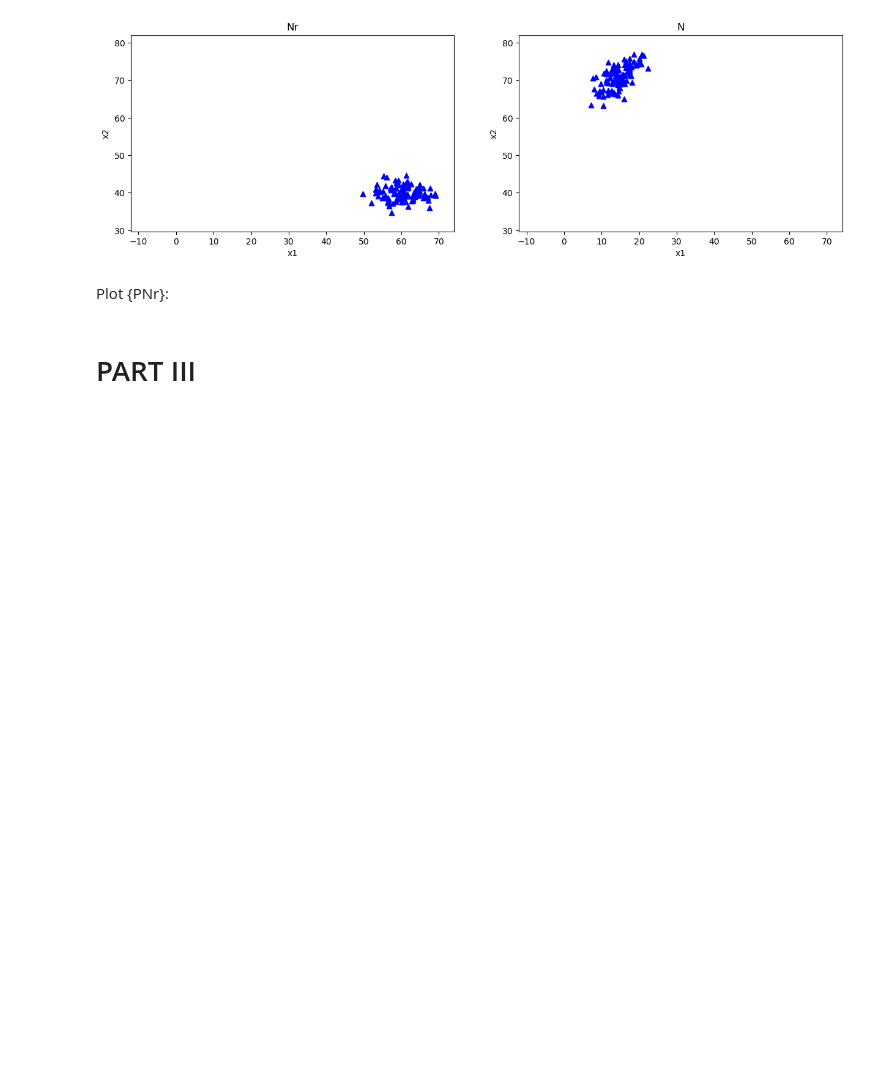
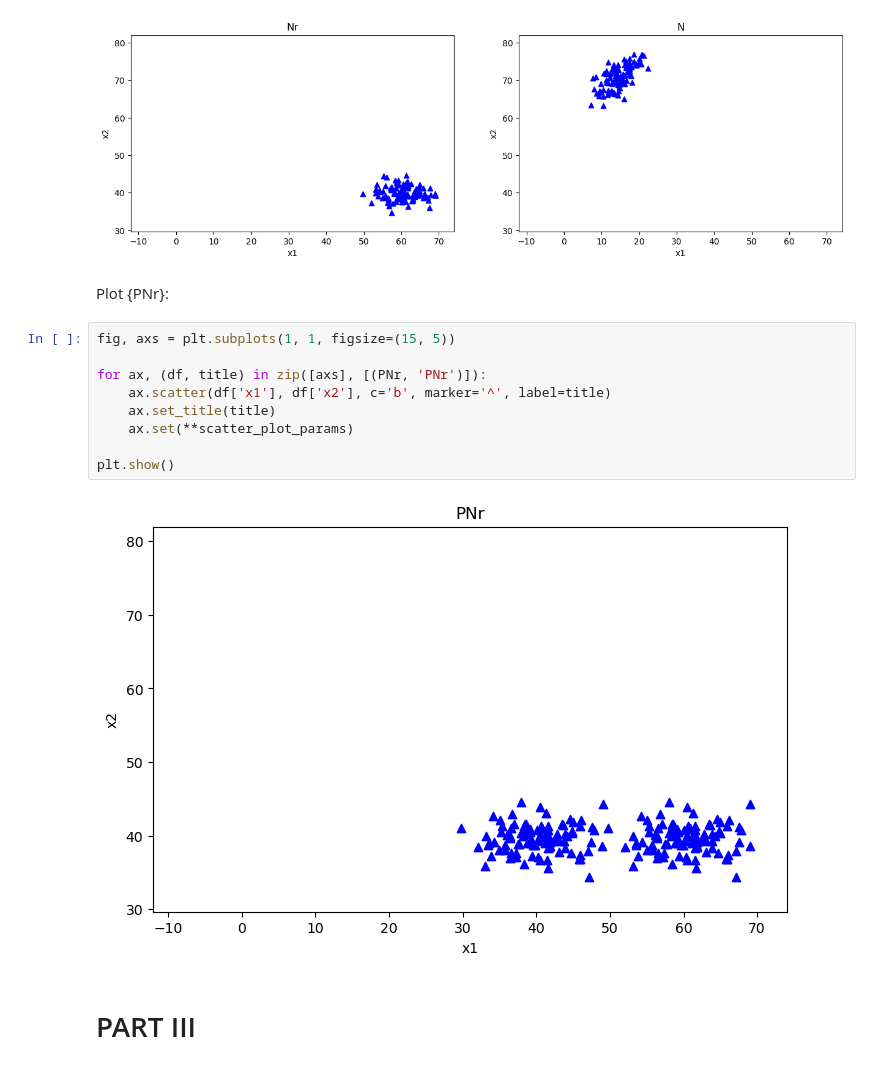
Before and after one commit to arlemoine/cmps470_circuit_breakers, a Jupyter notebook: Challenge_0/C0.ipynb, the cells around one changed output. Cells and saved outputs as stored; diff of their text form; blank space fills up the shorter version.

```diff
--- a/Challenge_0/C0.ipynb
+++ b/Challenge_0/C0.ipynb
@@ -236,6 +236,17 @@ plt.show()
 [figure]
 # %% [markdown]
 Plot {PNr}:
+# %%
+fig, axs = plt.subplots(1, 1, figsize=(15, 5))
+
+for ax, (df, title) in zip([axs], [(PNr, 'PNr')]):
+    ax.scatter(df['x1'], df['x2'], c='b', marker='^', label=title)
+    ax.set_title(title)
+    ax.set(**scatter_plot_params)
+
+plt.show()
+# %% [output]
+[figure, added]
 # %% [markdown]
 # PART III
 # %% [markdown]
```
